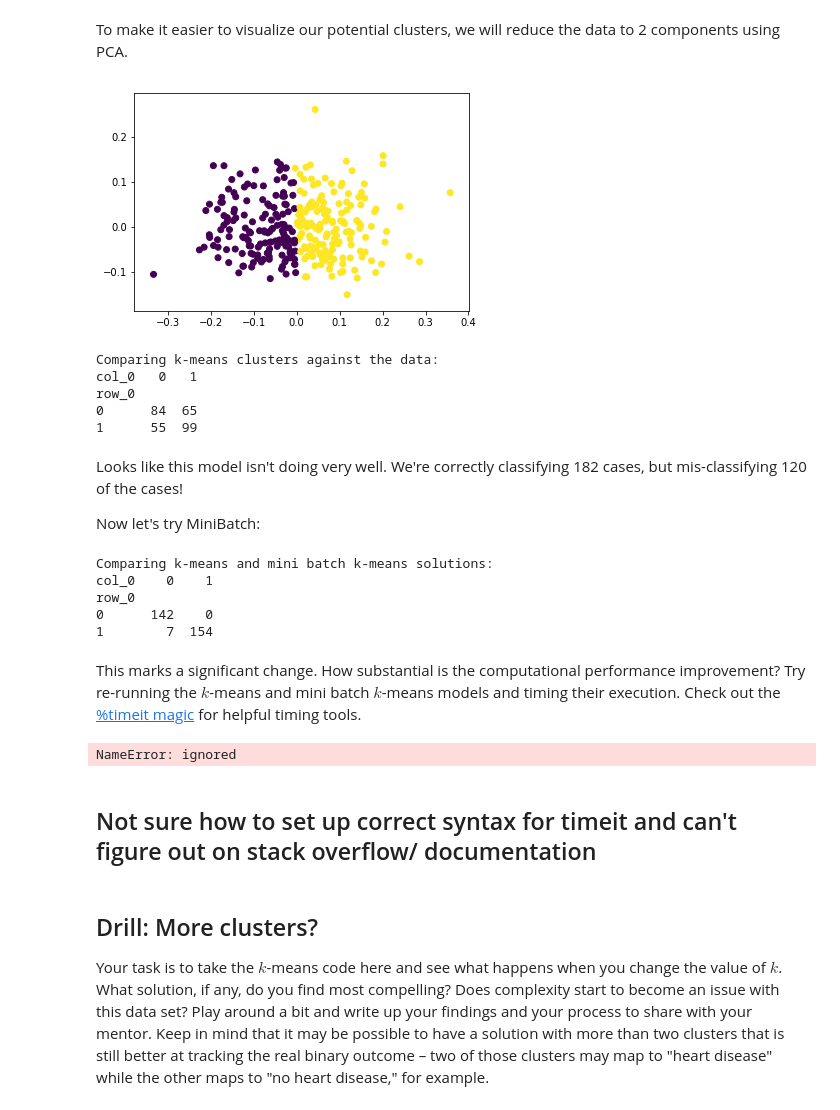
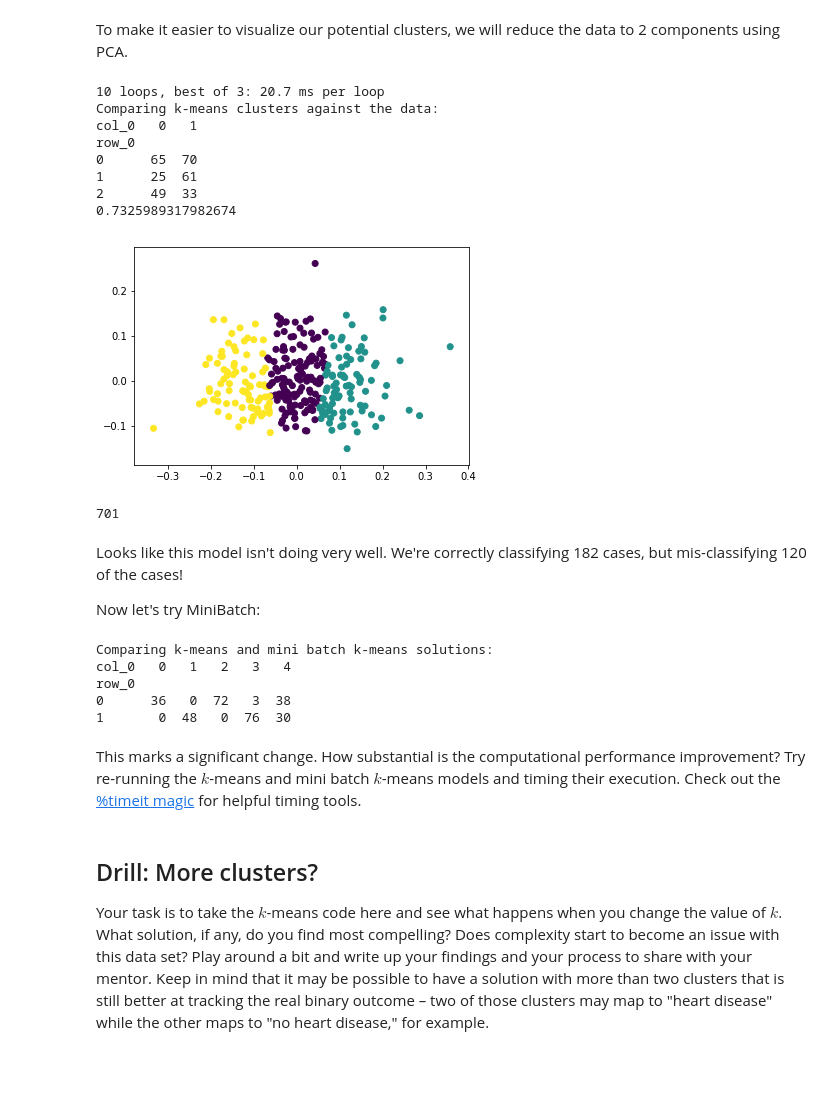
Before and after one commit to harr1582/K-Means, a Jupyter notebook: 4_2_2_K_Means (1).ipynb, the cells around one changed output. Saved outputs shown, nothing was run; the diff lists cells and outputs as text; code cells hidden in the pictures; blank space fills up the shorter version.

Commit message:
Stdev and other clusters added

```diff
--- a/4_2_2_K_Means (1).ipynb
+++ b/4_2_2_K_Means (1).ipynb
@@ -67,32 +69,43 @@ To make it easier to visualize our potential clusters, we will reduce the data t
 # %%
 # Normalize the data.
 X_norm = normalize(X)
 
 # Reduce it to two components.
 X_pca = PCA(2).fit_transform(X_norm)
 
 # Calculate predicted values.
-y_pred = KMeans(n_clusters=2, random_state=42).fit_predict(X_pca)
+%timeit y_pred = KMeans(n_clusters=2, random_state=42).fit_predict(X_pca)
+
+
+
+# Check the solution against the data.
+print('Comparing k-means clusters against the data:')
+print(pd.crosstab(y_pred, y))
+print (predict_mini.std())
 
 # Plot the solution.
 plt.scatter(X_pca[:, 0], X_pca[:, 1], c=y_pred)
 plt.show()
-
-# Check the solution against the data.
-print('Comparing k-means clusters against the data:')
-print(pd.crosstab(y_pred, y))
 # %% [output]
+10 loops, best of 3: 20.7 ms per loop
+Comparing k-means clusters against the data:
+col_0   0   1
+row_0
+0      65  70
+1      25  61
+2      49  33
+0.7325989317982674
-[figure, old version]
+[figure, new version]
-Comparing k-means clusters against the data:
-col_0   0   1
-row_0
-0      84  65
-1      55  99
+# %%
+ y_pred.sum()
+# %% [output]
+701
 # %% [markdown]
 Looks like this model isn't doing very well. We're correctly classifying 182 cases, but mis-classifying 120 of the cases!
 
 Now let's try MiniBatch:
 # %%
+
 # Each batch will be made up of 200 data points.
 minibatchkmeans = MiniBatchKMeans(
     init='random',
@@ -108,21 +121,12 @@ print('Comparing k-means and mini batch k-means solutions:')
 print(pd.crosstab(predict_mini, y_pred))
 # %% [output]
 Comparing k-means and mini batch k-means solutions:
-col_0    0    1
+col_0   0   1   2   3   4
 row_0
-0      142    0
-1        7  154
+0      36   0  72   3  38
+1       0  48   0  76  30
 # %% [markdown]
 This marks a significant change. How substantial is the computational performance improvement? Try re-running the $k$-means and mini batch $k$-means models and timing their execution. Check out the [%timeit magic](https://ipython.org/ipython-doc/3/interactive/magics.html#magic-timeit) for helpful timing tools.
-# %%
-import timeit
-
-
-print (min(timeit.Timer('predict_mini').repeat(7, 1000)))
-# %% [output]
-NameError: ignored
-# %% [markdown]
-## Not sure how to set up correct syntax for timeit and can't figure out on stack overflow/ documentation
 # %% [markdown]
 ## Drill: More clusters?
 
```
Also changed, not shown: parts of 7 cells of this notebook.
